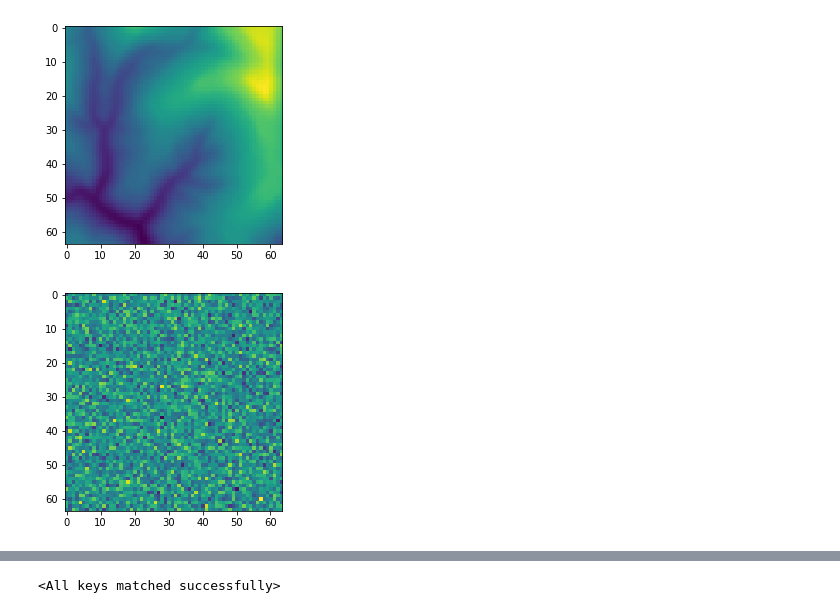
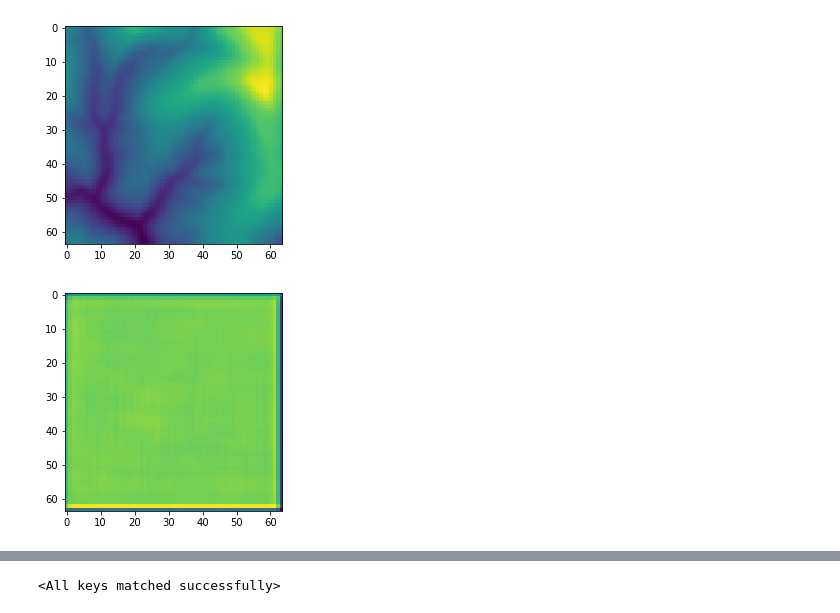
Before and after one commit to nikitakuchur/landscape-generator, a Jupyter notebook: variational_autoencoder.ipynb, the cells around one changed output, grey strips where cells are left out. Saved outputs shown, nothing was run; the diff lists cells and outputs as text; code cells hidden in the pictures.

```diff
--- a/variational_autoencoder.ipynb
+++ b/variational_autoencoder.ipynb
@@ -19,10 +19,10 @@ class ImagesDataset(Dataset):
         img = Image.open(self.root_dir + '/' + self.img_names[index]).convert('L')
         item = transforms.ToTensor()(img)
         img.close()
-        return item.view(64 * 64)
+        return item.view(1, 64, 64)
 
     def __len__(self):
-        return 100 #len(self.img_names)
+        return len(self.img_names)
 # %%
 import matplotlib.pyplot as plt
 
@@ -36,38 +35,0 @@ dataloader = DataLoader(dataset, batch_size=50, shuffle=True)
-# %%
-class VAE(nn.Module):
-    def __init__(self):
-        super(VAE, self).__init__()
-
-        # Encoder specification
-        self.enc_linear_1 = nn.Linear(64 * 64, 2048)
-        self.enc_linear_2 = nn.Linear(2048, 1024)
-        self.enc_linear_3_1 = nn.Linear(1024, 256)
-        self.enc_linear_3_2 = nn.Linear(1024, 256)
-
-        # Decoder specification
-        self.dec_linear_1 = nn.Linear(256, 1024)
-        self.dec_linear_2 = nn.Linear(1024, 2048)
-        self.dec_linear_3 = nn.Linear(2048, 64 * 64)
-
-    def encode(self, data):
-        x = F.relu(self.enc_linear_1(data))
-        x = F.relu(self.enc_linear_2(x))
-        return self.enc_linear_3_1(x), self.enc_linear_3_2(x)
-
-    def reparametrize(self, mu, logvar):
-        std = logvar.mul(0.5).exp_()
-        eps = torch.cuda.FloatTensor(std.size()).normal_()
-        eps = Variable(eps)
-        return eps.mul(std).add_(mu)
-
-    def decode(self, code):
-        out = F.relu(self.dec_linear_1(code))
-        out = F.relu(self.dec_linear_2(out))
-        out = torch.sigmoid(self.dec_linear_3(out))
-        return out
-
-    def forward(self, data):
-        mu, logvar = self.encode(data)
-        code = self.reparametrize(mu, logvar)
-        out = self.decode(code)
-        return out, mu, logvar
@@ -75,11 +111,11 @@ class VAE(nn.Module):
 vae = VAE().cuda()
 # %%
 x = dataset[400].cuda()
-out, _, _ = vae(x)
+out, _, _ = vae(x.view(1, 1, 64, 64))
 plt.imshow(out.view(64, 64).cpu().detach().numpy())
 plt.show()
 # %% [output]
-[figure, old version]
+[figure, new version]
 # %%
 import torch.optim as optim
 
```
Also changed, not shown: parts of 6 cells of this notebook, 1 other file.
